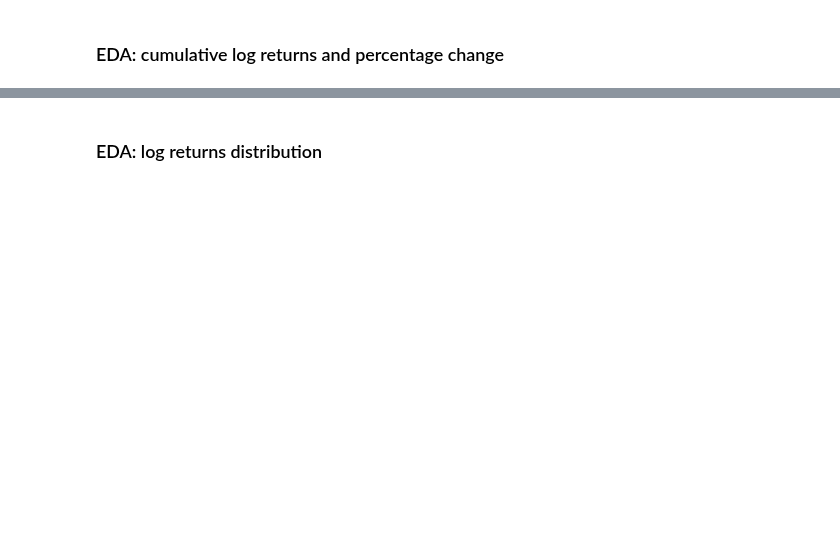
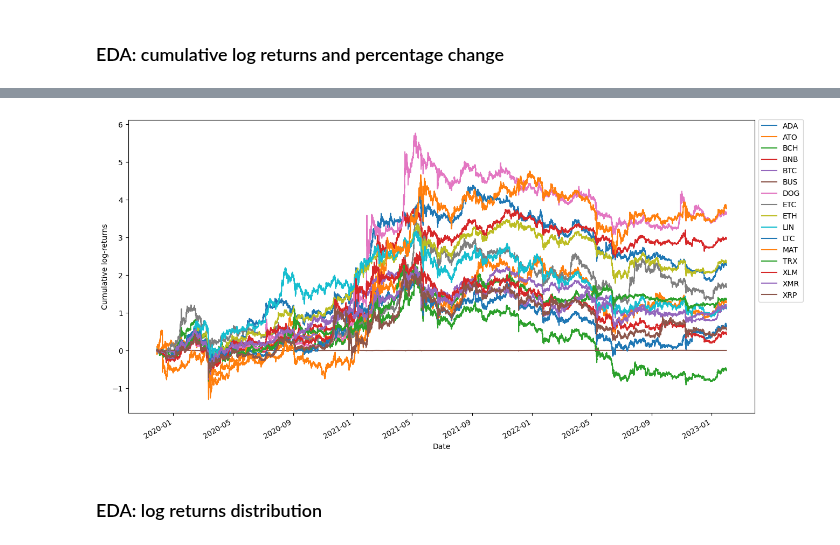
Before and after one commit to gpalazzo/crypto_msc_thesis, a Jupyter notebook: notebooks/results/EDA.ipynb, the cells around one changed output, grey strips where cells are left out. Drawn from its saved outputs; the diff is of its cells as text; code cells hidden in the pictures; blank space fills up the shorter version.

```diff
--- a/notebooks/results/EDA.ipynb
+++ b/notebooks/results/EDA.ipynb
@@ -144,12 +230,14 @@ print(df_logret_positive.sort_values(by="pctchg", ascending=False))
 # %%
 df_aux = df_pivot["logret_cumsum"].copy().sort_index()
 plot = df_aux.plot(figsize=(15, 8))
 plot.legend(bbox_to_anchor=(1.0, 1.015))
 plot.set_xlabel("Date")
-plot.set_ylabel("Cumulative LogRets")
+plot.set_ylabel("Cumulative log-returns")
 
 fig = plot.get_figure()
 fig.savefig("/Users/gpalazzo/Desktop/fig_cum_logrets_cryptos.png")
+# %% [output]
+[figure, added]
 # %%
 # ***** esse plot não ficou legal, manter o de log retornos *****
 
```
Also changed, not shown: parts of 21 cells of this notebook, 5 other files.
